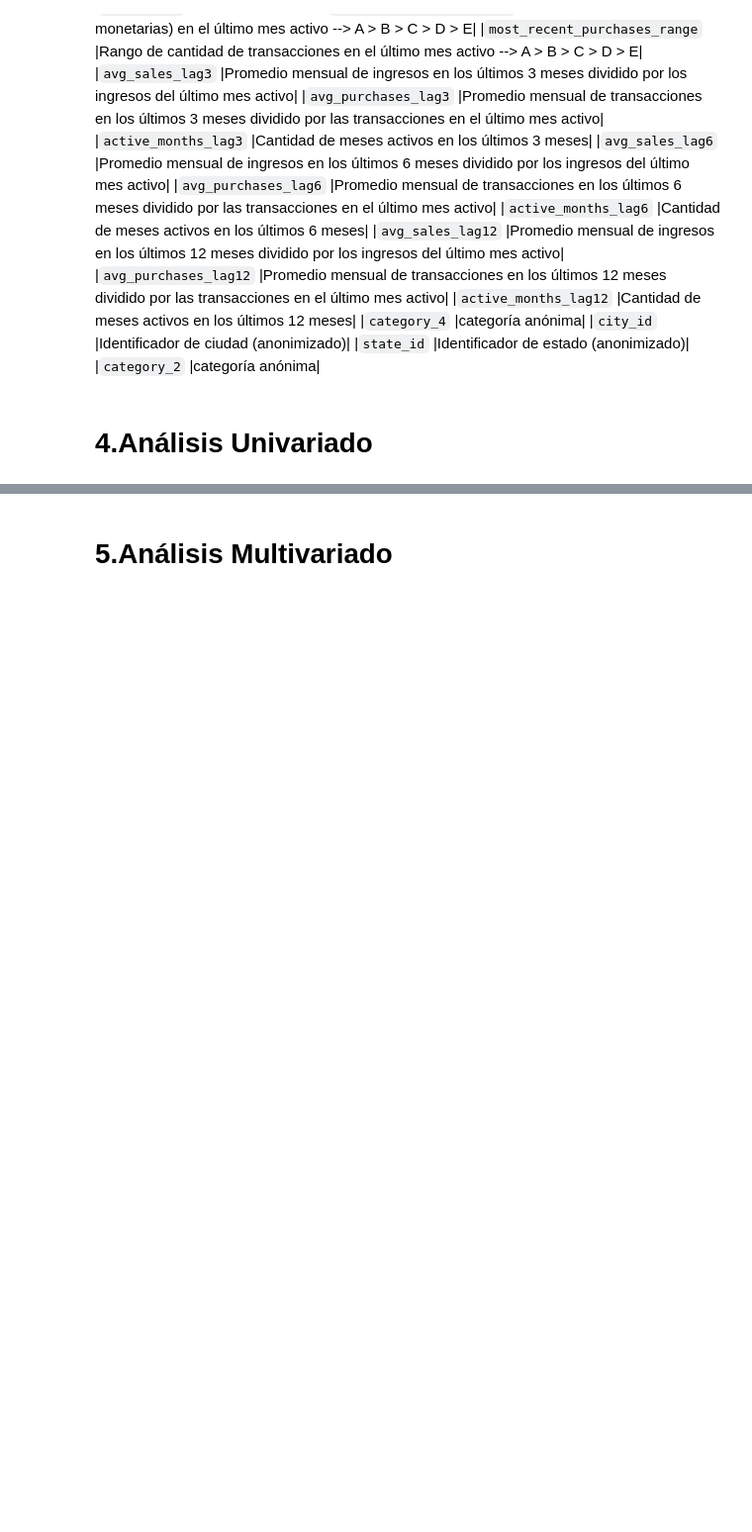
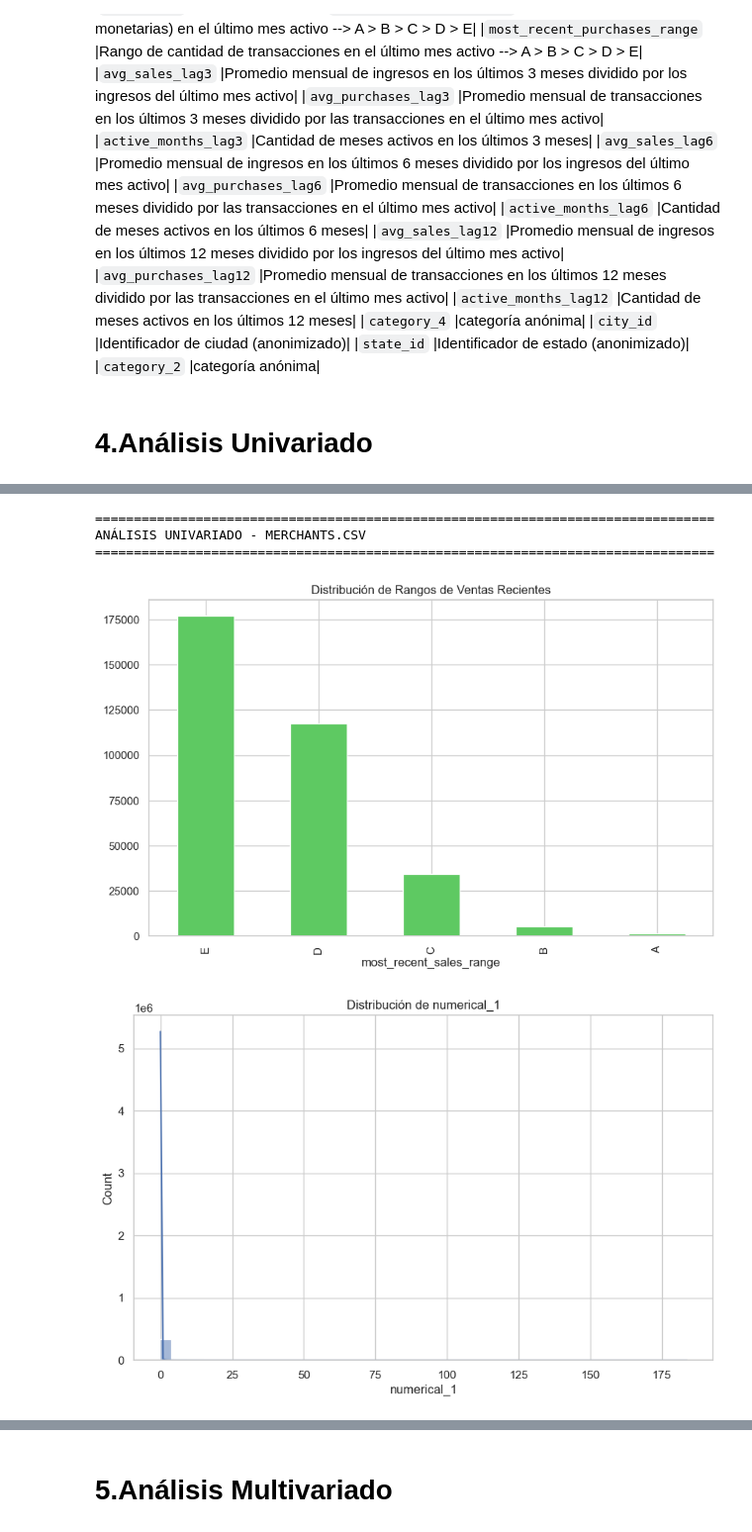
Before and after one commit to paulsantillan787/elo-data-mining, a Jupyter notebook: Comprension_de_datos_v1.ipynb, the cells around one changed output, grey strips where cells are left out. Shown at 99% size. Drawn from its saved outputs; the diff is of its cells as text; code cells hidden in the pictures; blank space fills up the shorter version.

```diff
--- a/Comprension_de_datos_v1.ipynb
+++ b/Comprension_de_datos_v1.ipynb
@@ -585,0 +226,16 @@ muestran consistentemente una distribución altamente sesgada hacia valores bajo
+# %%
+import pandas as pd
+import matplotlib.pyplot as plt
+import pandas as pd
+import seaborn as sns
+
+# Configuración inicial
+sns.set(style='whitegrid')
+palette = sns.color_palette("viridis", 3)
+
+# --- RE-CARGA DE DATOS (Asegúrate de que tus archivos CSV estén presentes) ---
+# train_df = pd.read_csv('src/train.csv')
+# hist_trans_df = pd.read_csv('src/historical_transactions.csv')
+# new_merch_trans_df = pd.read_csv('src/new_merchant_transactions.csv')
+# merchants_df = pd.read_csv('src/merchants.csv')
+# print("Archivos CSV cargados exitosamente para el análisis univariado.")
@@ -585,0 +315,23 @@ muestran consistentemente una distribución altamente sesgada hacia valores bajo
+# %%
+# --------------------------------------
+# 3. Análisis de Comercios (H6)
+# --------------------------------------
+def analisis_comercios(df_merchants):
+    print("="*80)
+    print("ANÁLISIS UNIVARIADO - MERCHANTS.CSV")
+    print("="*80)
+
+    # Rangos de ventas (H6)
+    plt.figure(figsize=(10, 6))
+    df_merchants['most_recent_sales_range'].value_counts().plot(kind='bar', color=palette[2])
+    plt.title('Distribución de Rangos de Ventas Recientes')
+    plt.show()
+
+    # Variables numéricas clave
+    for col in ['numerical_1', 'avg_sales_lag3']:
+        plt.figure(figsize=(10, 6))
+        sns.histplot(df_merchants[col].dropna(), kde=True, bins=50)
+        plt.title(f'Distribución de {col}')
+        plt.show()
+# %%
+merchants_df = pd.read_csv('src/merchants.csv')
@@ -585,0 +355,8 @@ muestran consistentemente una distribución altamente sesgada hacia valores bajo
+# %%
+analisis_comercios(merchants_df)
+# %% [output]
+================================================================================
+ANÁLISIS UNIVARIADO - MERCHANTS.CSV
+================================================================================
+[figure, added]
+[figure, added]
```
Also changed, not shown: parts of 120 cells of this notebook.
